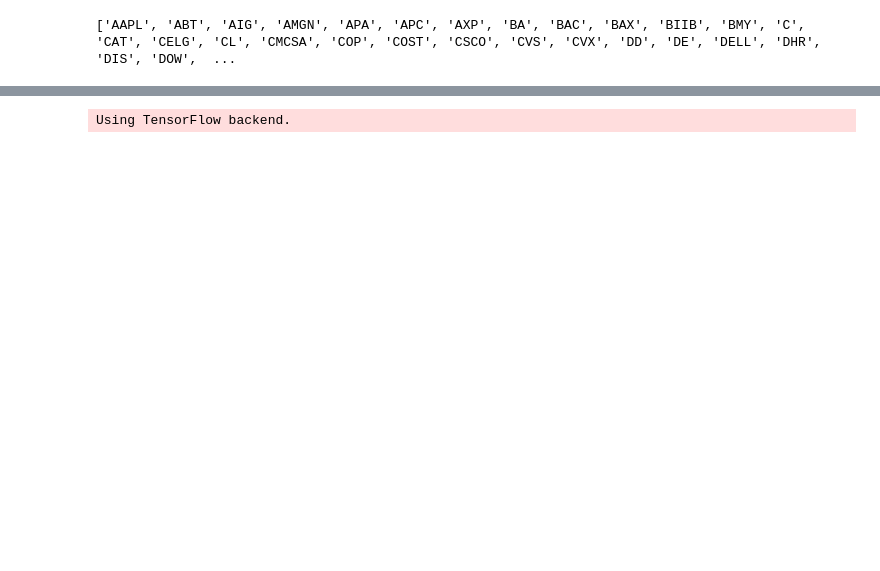
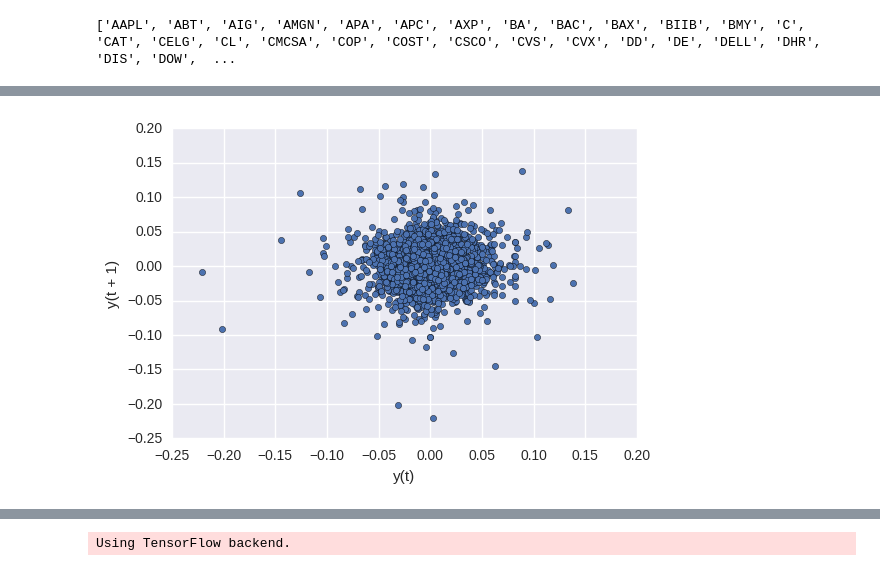
Before and after one commit to andrewwilson/mlnd, a Jupyter notebook: Capstone/Volatility-Prediction-Exploration.ipynb, the cells around one changed output, grey strips where cells are left out. Saved outputs shown, nothing was run; the diff lists cells and outputs as text; code cells hidden in the pictures; blank space fills up the shorter version.

```diff
--- a/Capstone/Volatility-Prediction-Exploration.ipynb
+++ b/Capstone/Volatility-Prediction-Exploration.ipynb
@@ -63,0 +65,7 @@ ds.X_train
+# %%
+from pandas.tools.plotting import lag_plot
+plt.show()
+lag_plot(ds.X_train['lret-10'])
+plt.show()
+# %% [output]
+[figure, added]
```
Also changed, not shown: parts of 38 cells of this notebook, 17 other files.
